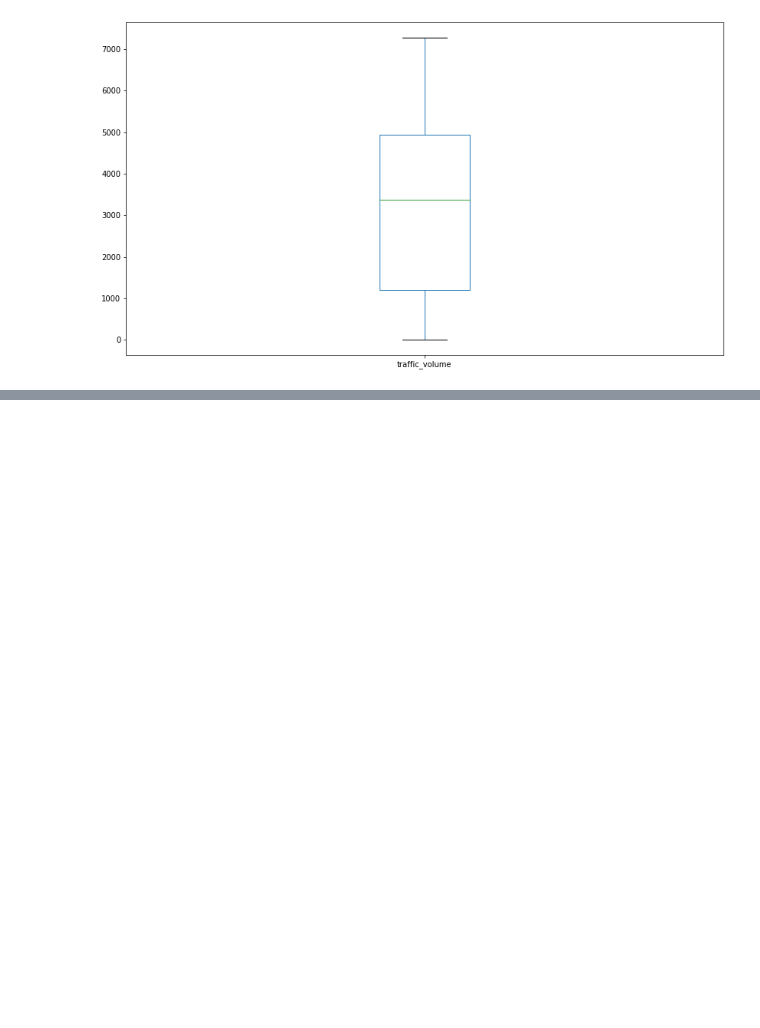
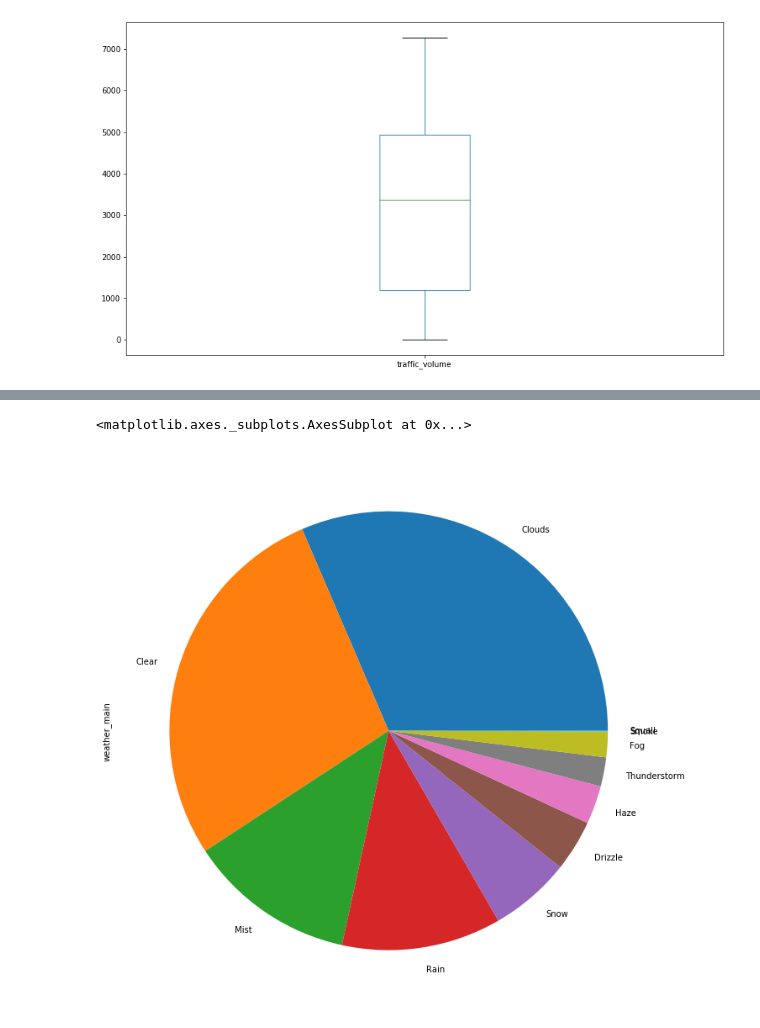
Before and after one commit to DimDir/Pandas_SK, a Jupyter notebook: 11_ Grafy_Cast_1_Matplotlib.ipynb, the cells around one changed output, grey strips where cells are left out. Cells and saved outputs as stored; diff of their text form; code cells hidden in the pictures; blank space fills up the shorter version.

```diff
--- a/11_ Grafy_Cast_1_Matplotlib.ipynb
+++ b/11_ Grafy_Cast_1_Matplotlib.ipynb
@@ -115,0 +114,5 @@ to be continued...
+# %%
+data['weather_main'].value_counts().plot(kind='pie', figsize=(12, 12))
+# %% [output]
+<matplotlib.axes._subplots.AxesSubplot at 0x...>
+[figure, added]
```
Also changed, not shown: parts of 26 cells of this notebook.
